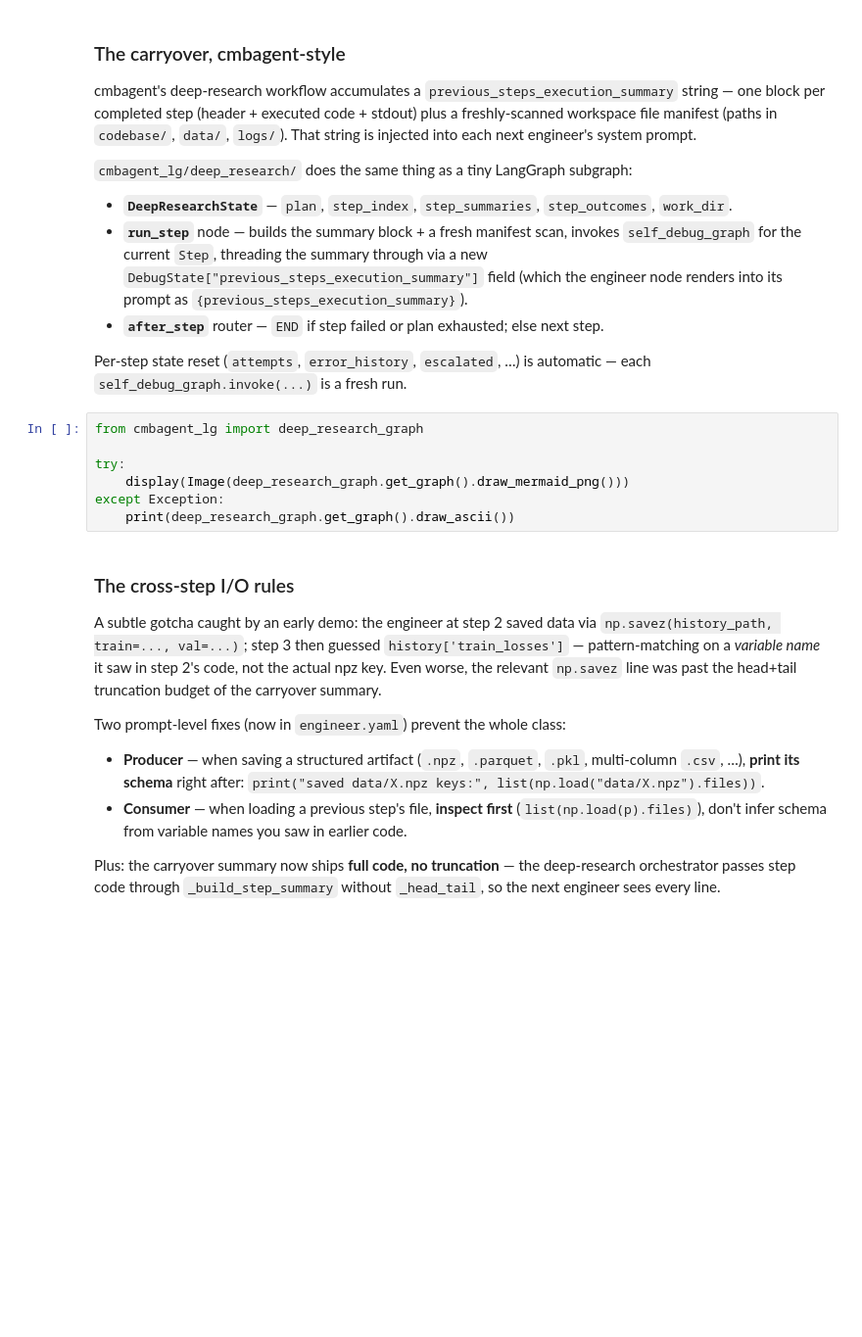
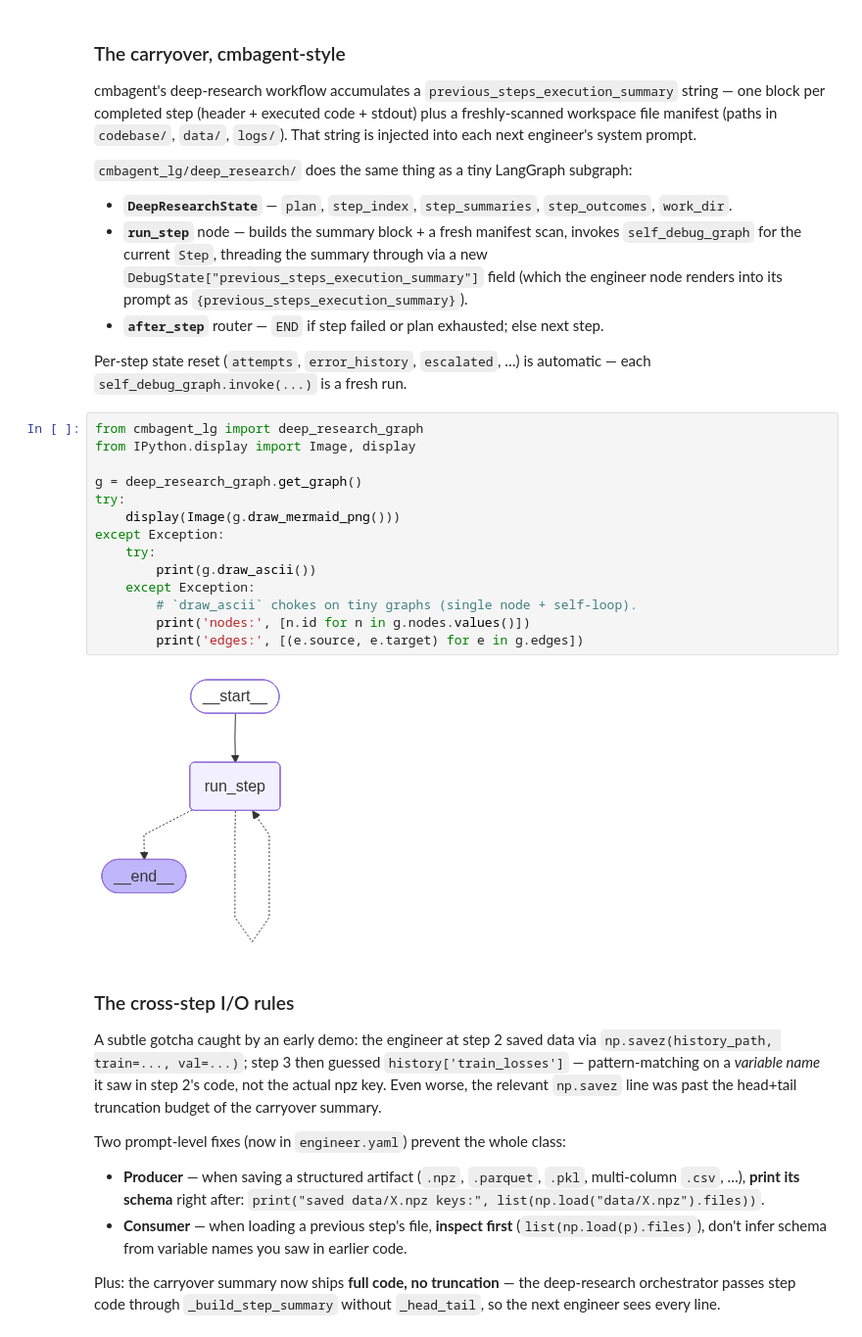
Before and after one commit to borisbolliet/agents_lab_2026, a Jupyter notebook: Lab6.ipynb, the cells around one changed output. Shown at 98% size. Cells and saved outputs as stored; diff of their text form; blank space fills up the shorter version.

```diff
--- a/Lab6.ipynb
+++ b/Lab6.ipynb
@@ -242,11 +252,20 @@ Per-step state reset (`attempts`, `error_history`, `escalated`, …) is
 automatic — each `self_debug_graph.invoke(...)` is a fresh run.
 # %%
 from cmbagent_lg import deep_research_graph
+from IPython.display import Image, display
 
+g = deep_research_graph.get_graph()
 try:
-    display(Image(deep_research_graph.get_graph().draw_mermaid_png()))
+    display(Image(g.draw_mermaid_png()))
 except Exception:
-    print(deep_research_graph.get_graph().draw_ascii())
+    try:
+        print(g.draw_ascii())
+    except Exception:
+        # `draw_ascii` chokes on tiny graphs (single node + self-loop).
+        print('nodes:', [n.id for n in g.nodes.values()])
+        print('edges:', [(e.source, e.target) for e in g.edges])
+# %% [output]
+[figure, added]
 # %% [markdown]
 ### The cross-step I/O rules
 
```
Also changed, not shown: parts of 2 cells of this notebook.
